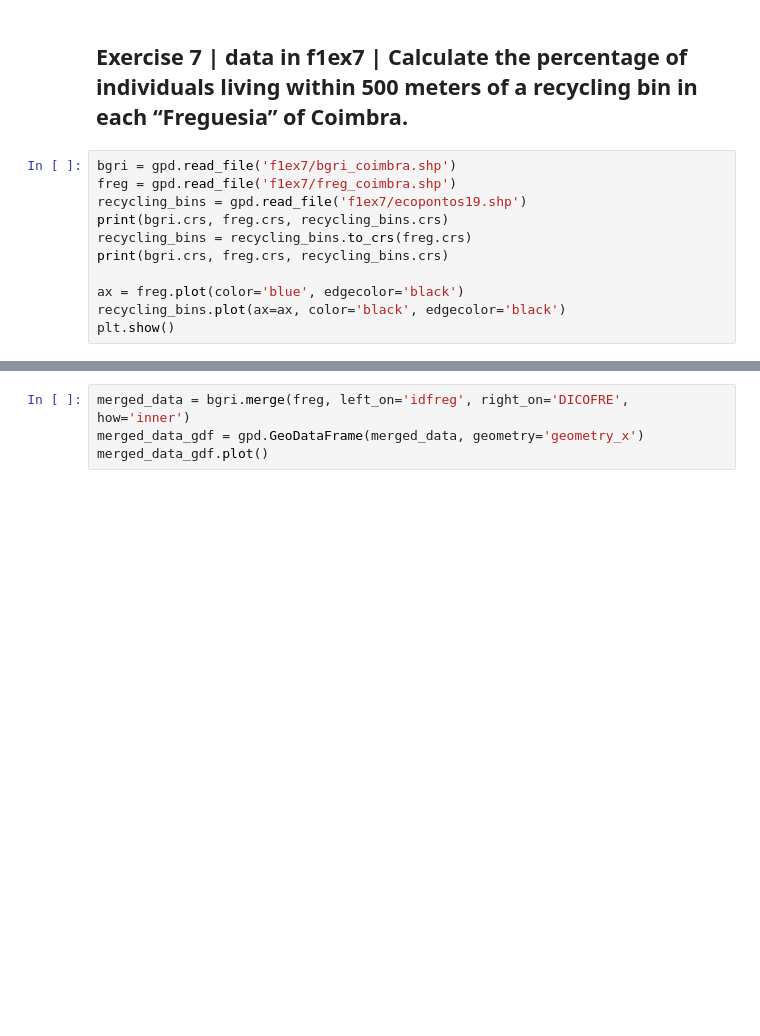
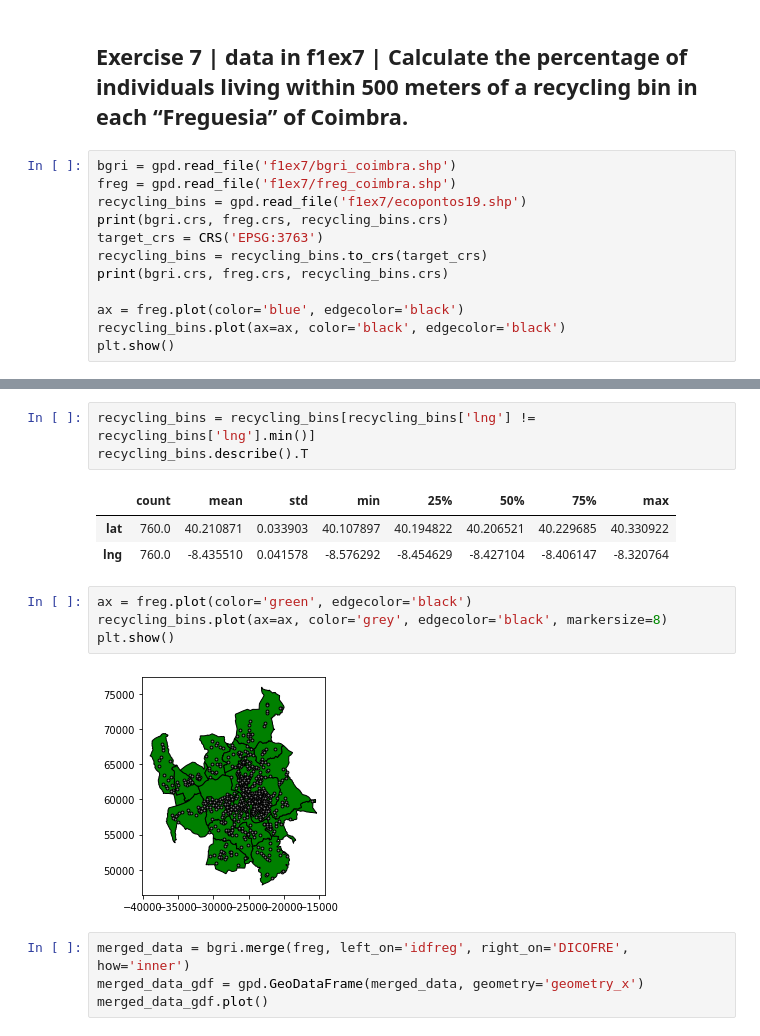
Before and after one commit to MartaSolarz/Maps_and_GISWEB, a Jupyter notebook: fichaexercicios1/solves.ipynb, the cells around one changed output, grey strips where cells are left out. Cells and saved outputs as stored; diff of their text form; blank space fills up the shorter version.

```diff
--- a/fichaexercicios1/solves.ipynb
+++ b/fichaexercicios1/solves.ipynb
@@ -341,7 +341,8 @@ bgri = gpd.read_file('f1ex7/bgri_coimbra.shp')
 freg = gpd.read_file('f1ex7/freg_coimbra.shp')
 recycling_bins = gpd.read_file('f1ex7/ecopontos19.shp')
 print(bgri.crs, freg.crs, recycling_bins.crs)
-recycling_bins = recycling_bins.to_crs(freg.crs)
+target_crs = CRS('EPSG:3763')
+recycling_bins = recycling_bins.to_crs(target_crs)
 print(bgri.crs, freg.crs, recycling_bins.crs)
 
 ax = freg.plot(color='blue', edgecolor='black')
@@ -354,3 +362,16 @@ epsg:3763 epsg:3763 epsg:3763
+# %%
+recycling_bins = recycling_bins[recycling_bins['lng'] != recycling_bins['lng'].min()]
+recycling_bins.describe().T
+# %% [output]
+|  | count | mean | std | min | 25% | 50% | 75% | max |
+| lat | 760.0 | 40.210871 | 0.033903 | 40.107897 | 40.194822 | 40.206521 | 40.229685 | 40.330922 |
+| lng | 760.0 | -8.435510 | 0.041578 | -8.576292 | -8.454629 | -8.427104 | -8.406147 | -8.320764 |
+# %%
+ax = freg.plot(color='green', edgecolor='black')
+recycling_bins.plot(ax=ax, color='grey', edgecolor='black', markersize=8)
+plt.show()
+# %% [output]
+[figure, added]
 # %%
 merged_data = bgri.merge(freg, left_on='idfreg', right_on='DICOFRE', how='inner')
 merged_data_gdf = gpd.GeoDataFrame(merged_data, geometry='geometry_x')
```
Also changed, not shown: parts of 17 cells of this notebook.
